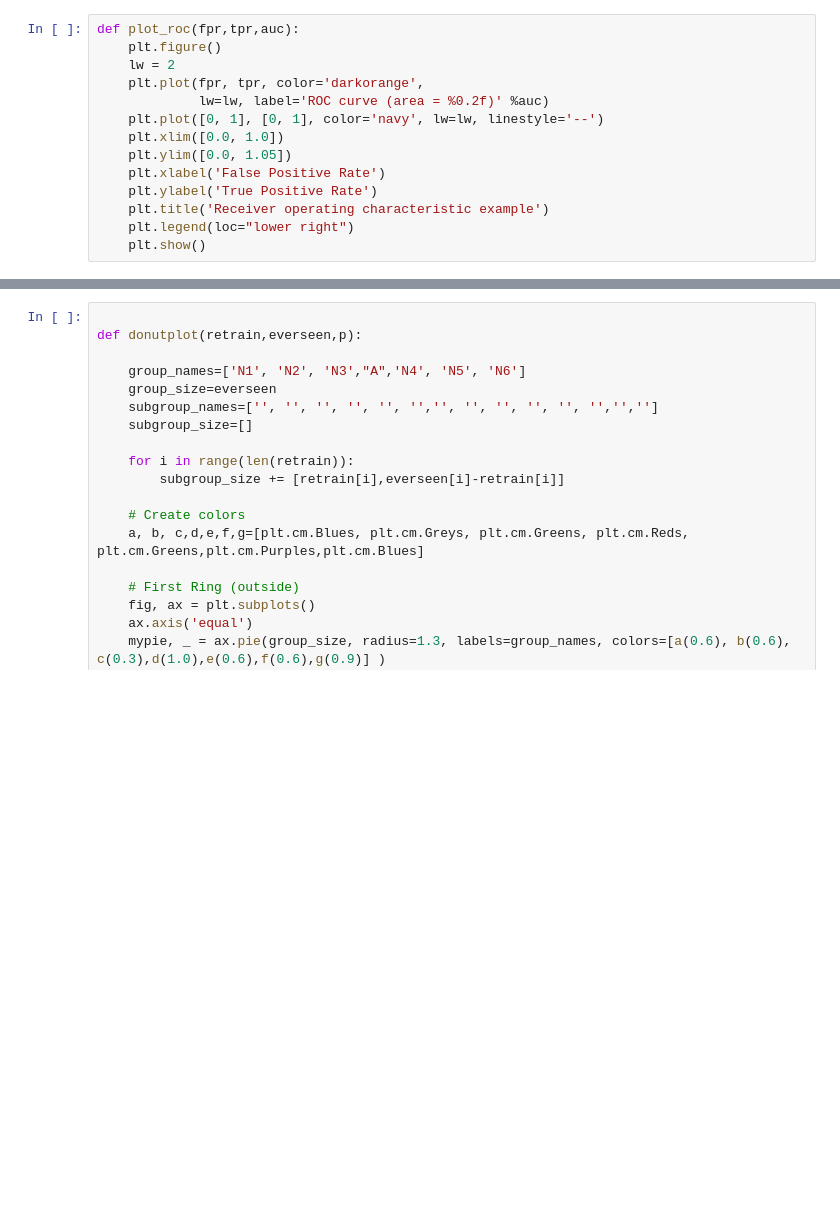
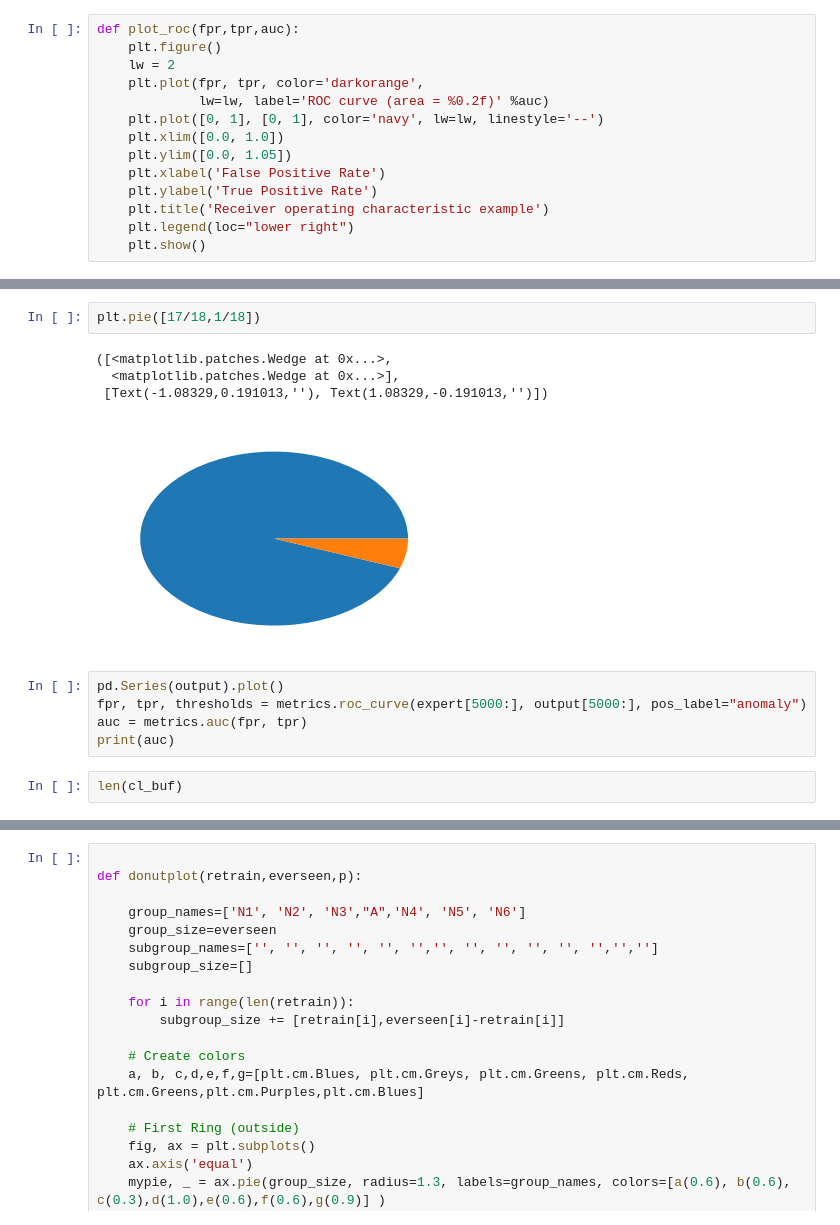
Before and after one commit to binli826/LSTM-Autoencoders, a Jupyter notebook: src/Experiments/Online_forest.ipynb, the cells around one changed output, grey strips where cells are left out. Drawn from its saved outputs; the diff is of its cells as text; blank space fills up the shorter version.

```diff
--- a/src/Experiments/Online_forest.ipynb
+++ b/src/Experiments/Online_forest.ipynb
@@ -367,3 +548,17 @@ for ii in range(len(cl_buf)):
+# %%
+plt.pie([17/18,1/18])
+# %% [output]
+([<matplotlib.patches.Wedge at 0x...>,
+  <matplotlib.patches.Wedge at 0x...>],
+ [Text(-1.08329,0.191013,''), Text(1.08329,-0.191013,'')])
+[figure, added]
+# %%
+pd.Series(output).plot()
+fpr, tpr, thresholds = metrics.roc_curve(expert[5000:], output[5000:], pos_label="anomaly")
+auc = metrics.auc(fpr, tpr)
+print(auc)
+# %%
+len(cl_buf)
 # %%
 for foo in cl_buf:
     print(pd.Series(foo).value_counts())
```
Also changed, not shown: parts of 37 cells of this notebook, 16 other files.
